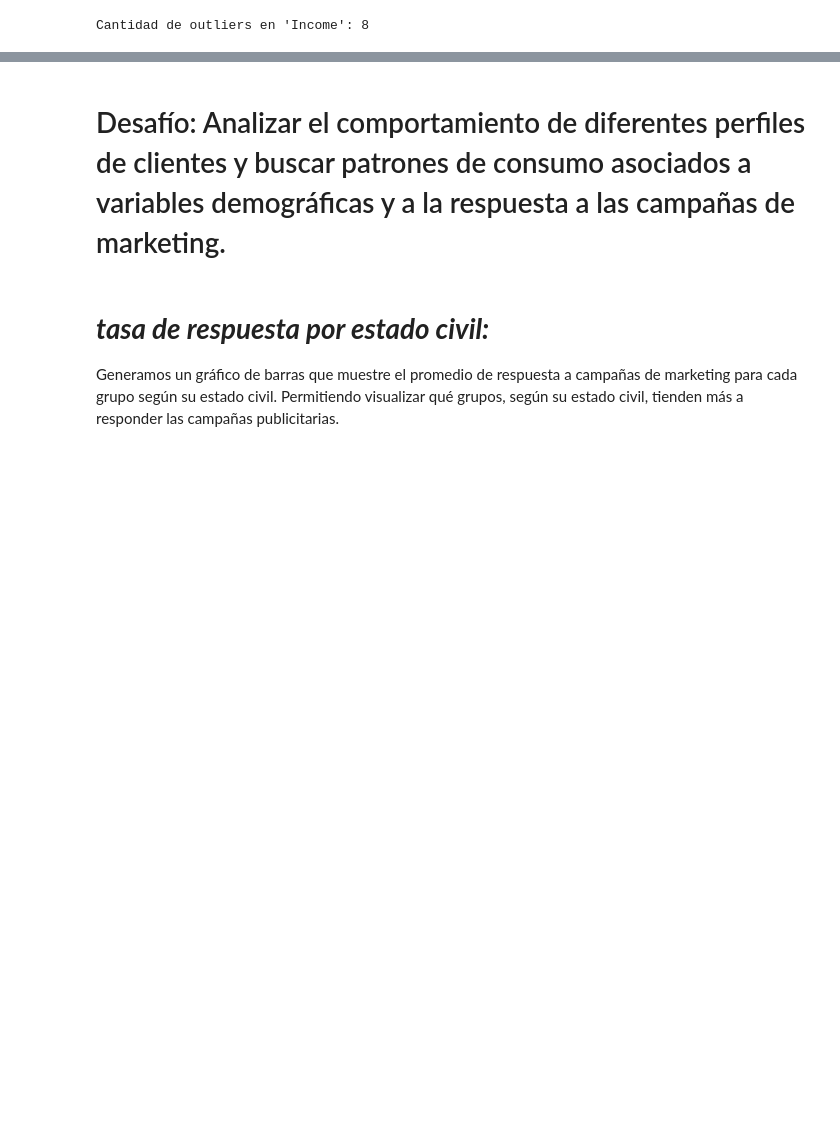
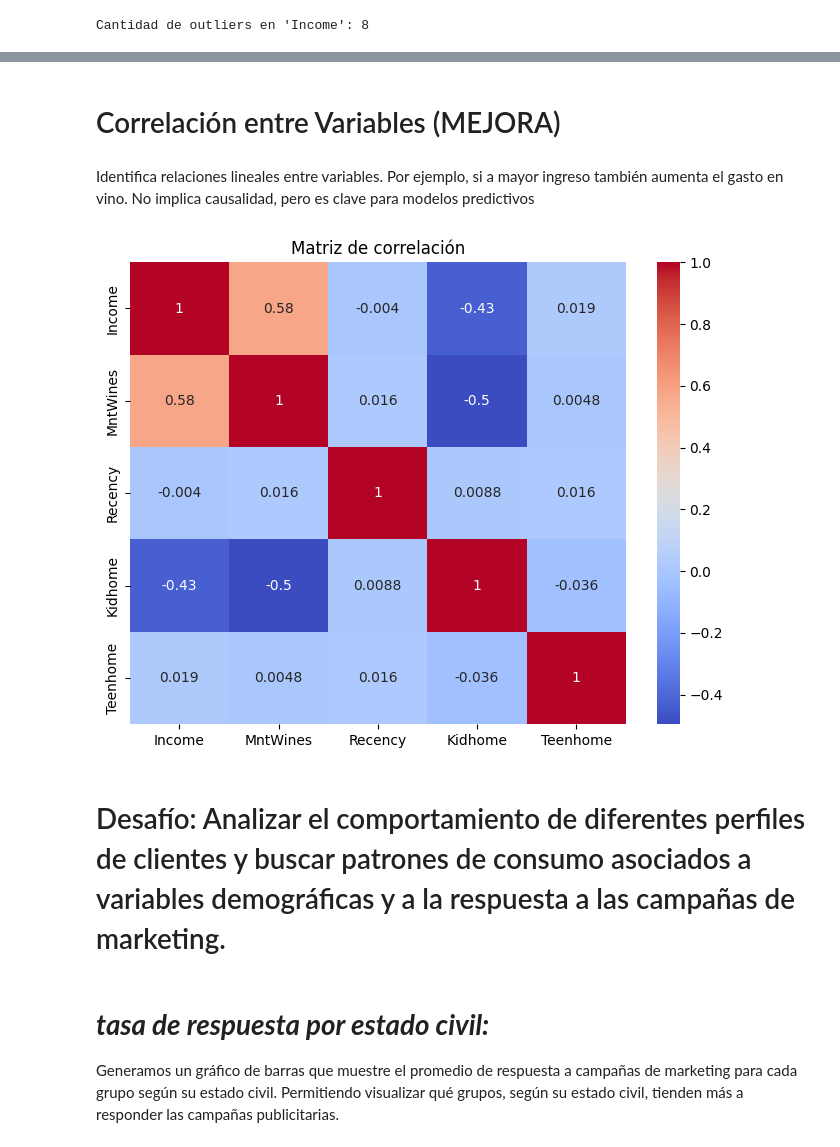
Before and after one commit to Eduardo-G0nzalez/EDA_FundamentosML_EduardoGonzalez, a Jupyter notebook: Evaluacion1EduardoGonzalez.ipynb, the cells around one changed output, grey strips where cells are left out. Cells and saved outputs as stored; diff of their text form; code cells hidden in the pictures; blank space fills up the shorter version.

```diff
--- a/Evaluacion1EduardoGonzalez.ipynb
+++ b/Evaluacion1EduardoGonzalez.ipynb
@@ -211,3 +460,16 @@ Cantidad de outliers en 'Income': 8
+# %% [markdown]
+# Correlación entre Variables (MEJORA)
+# %% [markdown]
+Identifica relaciones lineales entre variables. Por ejemplo, si a mayor ingreso también aumenta el gasto en vino. No implica causalidad, pero es clave para modelos predictivos
+# %%
+cor_matrix = df[['Income', 'MntWines', 'Recency', 'Kidhome', 'Teenhome']].corr()
+
+plt.figure(figsize=(8,6))
+sns.heatmap(cor_matrix, annot=True, cmap='coolwarm')
+plt.title("Matriz de correlación")
+plt.show()
+# %% [output]
+[figure, added]
 # %% [markdown]
 # Desafío: Analizar el comportamiento de diferentes perfiles de clientes y buscar patrones de consumo asociados a variables demográficas y a la respuesta a las campañas de marketing.
 # %% [markdown]
```
Also changed, not shown: parts of 37 cells of this notebook.
